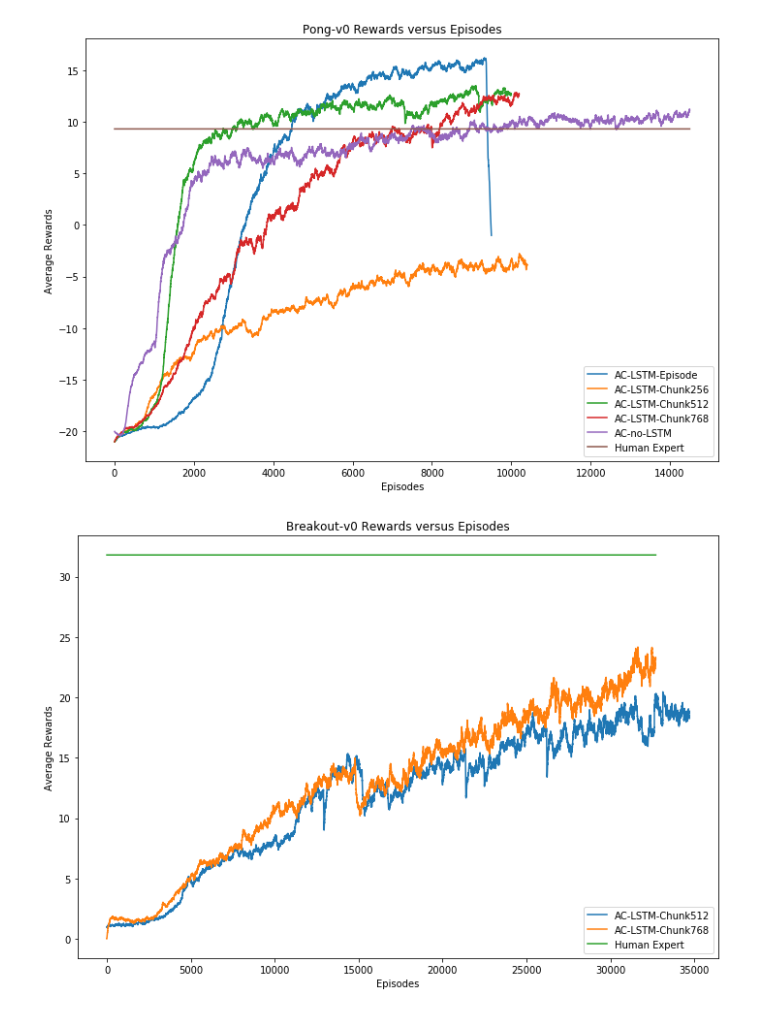
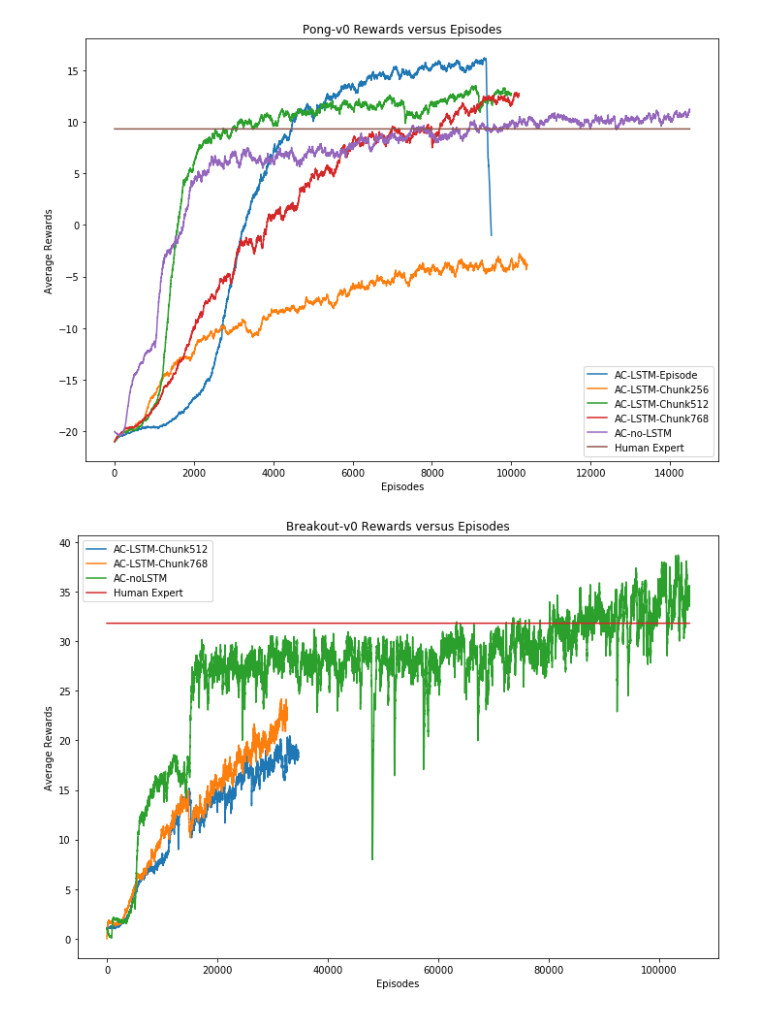
Before and after one commit to LUKELIEM/actor-critic, a Jupyter notebook: AC-LSTM.ipynb, the cells around one changed output. Cells and saved outputs as stored; diff of their text form; code cells hidden in the pictures.

Commit message:
Add Chris' Breakout results in AC-LSTM notebook

```diff
--- a/AC-LSTM.ipynb
+++ b/AC-LSTM.ipynb
@@ -374,32 +371,38 @@ plt.show()
 human_scores = {'Asteroids-v0': 13157,
                 'Breakout-v0': 31.8,
                 'Pong-v0': 9.3,
                 'SpaceInvaders-v0': 1652,
                 }
 
 game = 'Breakout-v0'
 data_file = './results/acl-batch_Breakout-v0_cs_512.p'.format(game)
 
 with open(data_file, 'rb') as f:
     data_1 = pickle.load(f)
 
 data_file = './results/acl-batch_Breakout-v0_cs_768.p'.format(game)
 
 with open(data_file, 'rb') as f:
     data_2 = pickle.load(f)
 
+data_file = './results/Breakout-v0-chris.p'.format(game)
 
-human = [human_scores[game] for _ in range(len(data_2))]
+with open(data_file, 'rb') as f:
+    data_3 = pickle.load(f)
+
+
+human = [human_scores[game] for _ in range(len(data_3))]
 
 plt.figure(figsize=(10, 7))
 plt.plot(data_1, label='AC-LSTM-Chunk512')
 plt.plot(data_2, label='AC-LSTM-Chunk768')
+plt.plot(data_3, label='AC-noLSTM')
 plt.plot(human, label='Human Expert')
 plt.title('{} Rewards versus Episodes'.format(game))
 plt.xlabel('Episodes')
 plt.ylabel('Average Rewards')
 plt.legend()
 plt.tight_layout()
 plt.show()
 # %% [output]
-[figure, old version]
+[figure, new version]
```
Also changed, not shown: parts of 1 cell of this notebook.
